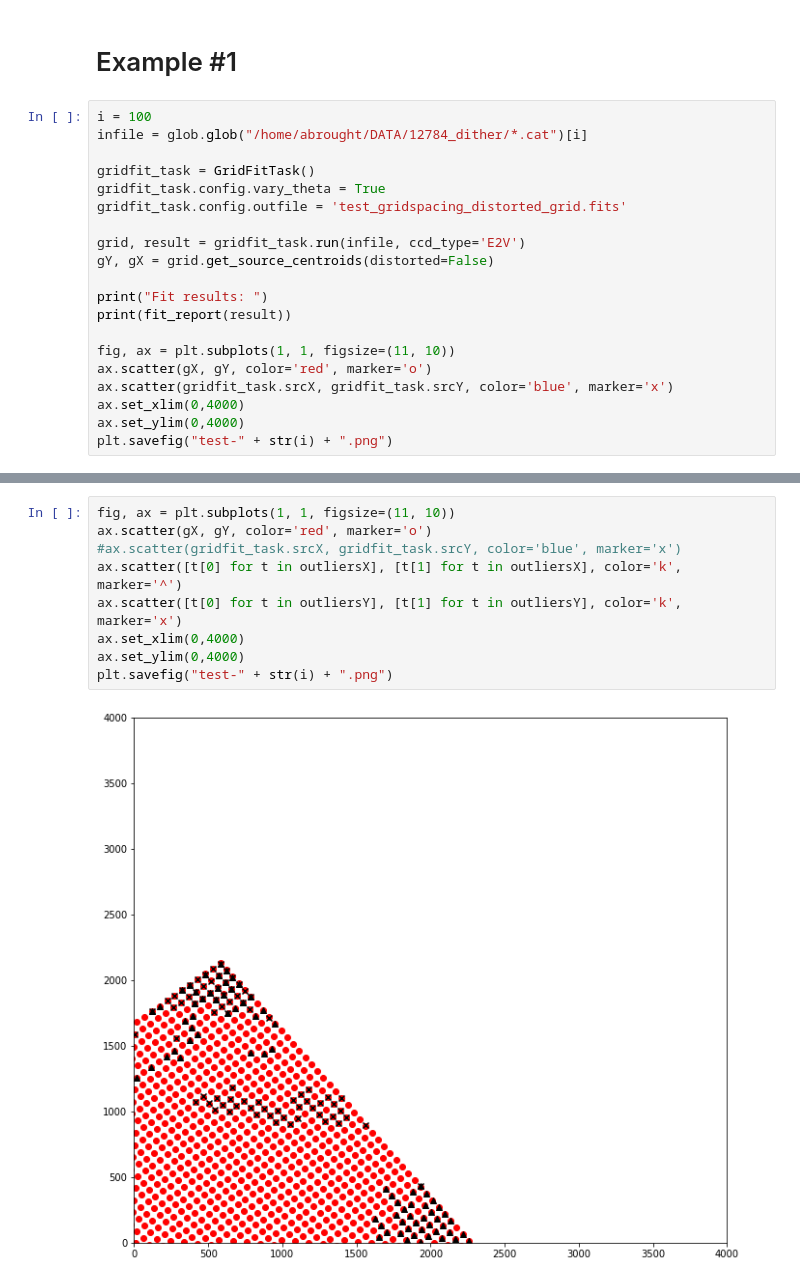
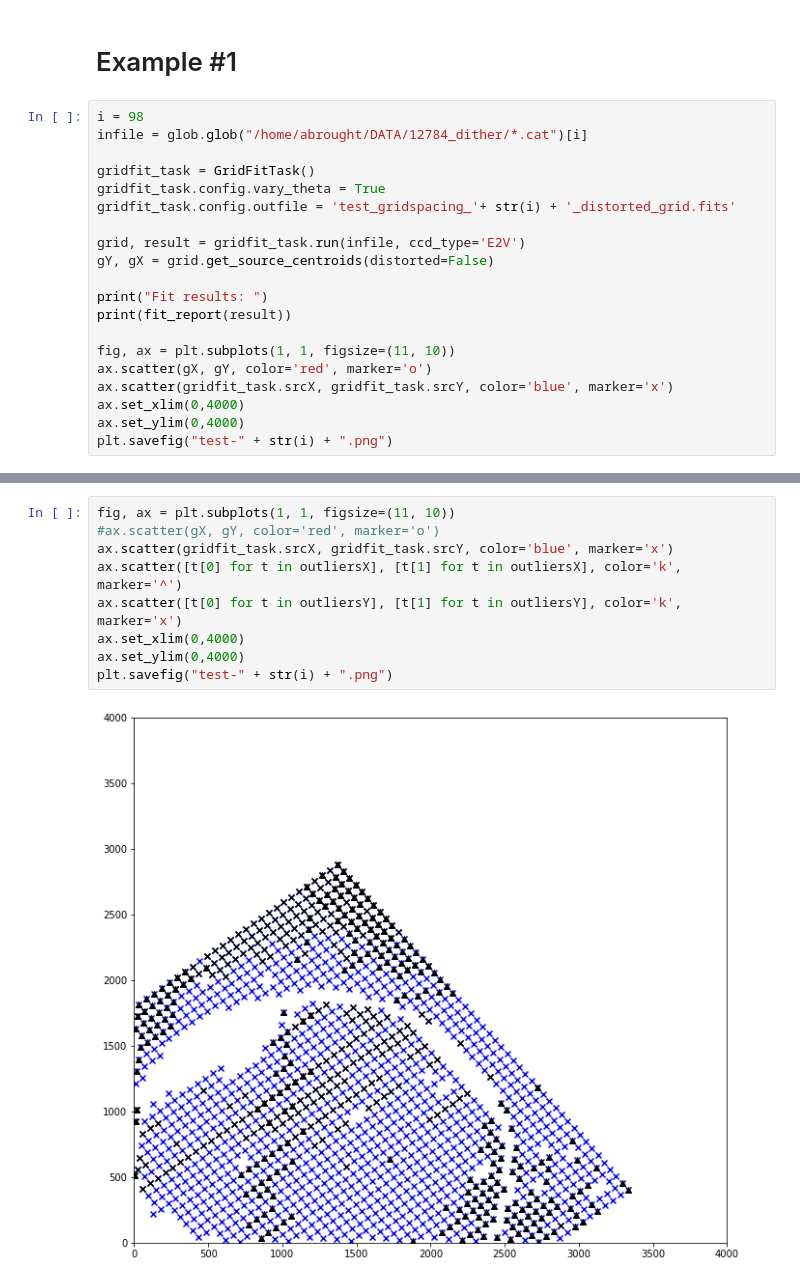
Before and after one commit to Snyder005/mixcoatl, a Jupyter notebook: notebooks/GridSpacingTests.ipynb, the cells around one changed output, grey strips where cells are left out. Drawn from its saved outputs; the diff is of its cells as text.

```diff
--- a/notebooks/GridSpacingTests.ipynb
+++ b/notebooks/GridSpacingTests.ipynb
@@ -22,12 +22,12 @@ lct = LsstCameraTransforms(camera)
 # %% [markdown]
 # Example #1
 # %%
-i = 100
+i = 98
 infile = glob.glob("/home/abrought/DATA/12784_dither/*.cat")[i]
 
 gridfit_task = GridFitTask()
 gridfit_task.config.vary_theta = True
-gridfit_task.config.outfile = 'test_gridspacing_distorted_grid.fits'
+gridfit_task.config.outfile = 'test_gridspacing_'+ str(i) + '_distorted_grid.fits'
 
 grid, result = gridfit_task.run(infile, ccd_type='E2V')
 gY, gX = grid.get_source_centroids(distorted=False)
@@ -87,14 +85,14 @@ plt.savefig("test-"+ str(i) + "-fit.png")
 # %%
 fig, ax = plt.subplots(1, 1, figsize=(11, 10))
-ax.scatter(gX, gY, color='red', marker='o')
-#ax.scatter(gridfit_task.srcX, gridfit_task.srcY, color='blue', marker='x')
+#ax.scatter(gX, gY, color='red', marker='o')
+ax.scatter(gridfit_task.srcX, gridfit_task.srcY, color='blue', marker='x')
 ax.scatter([t[0] for t in outliersX], [t[1] for t in outliersX], color='k', marker='^')
 ax.scatter([t[0] for t in outliersY], [t[1] for t in outliersY], color='k', marker='x')
 ax.set_xlim(0,4000)
 ax.set_ylim(0,4000)
 plt.savefig("test-" + str(i) + ".png")
 # %% [output]
-[figure, old version]
+[figure, new version]
 # %%
 import matplotlib.cm as cm
 residualsX = np.asarray(residualsX)
```
Also changed, not shown: parts of 4 cells of this notebook, 3 other files.
